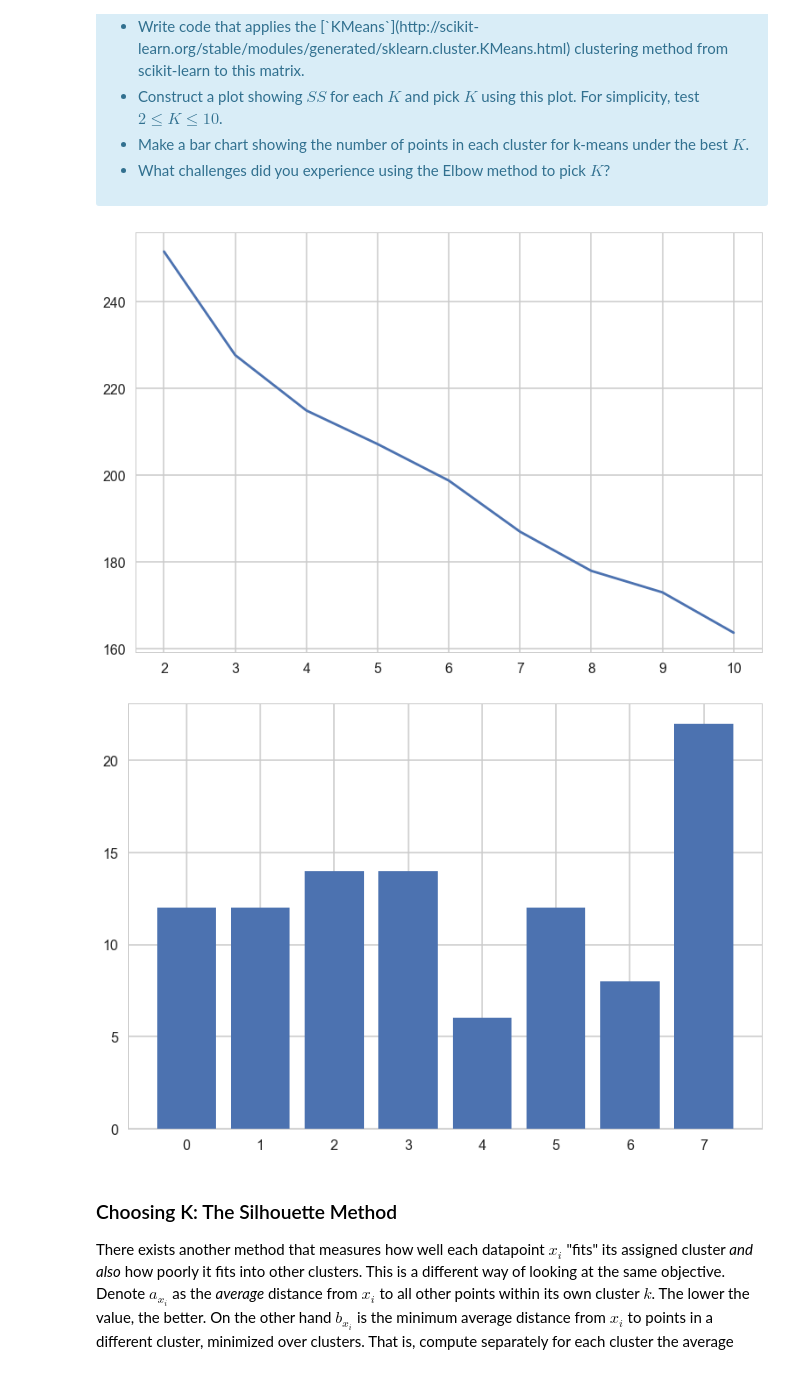
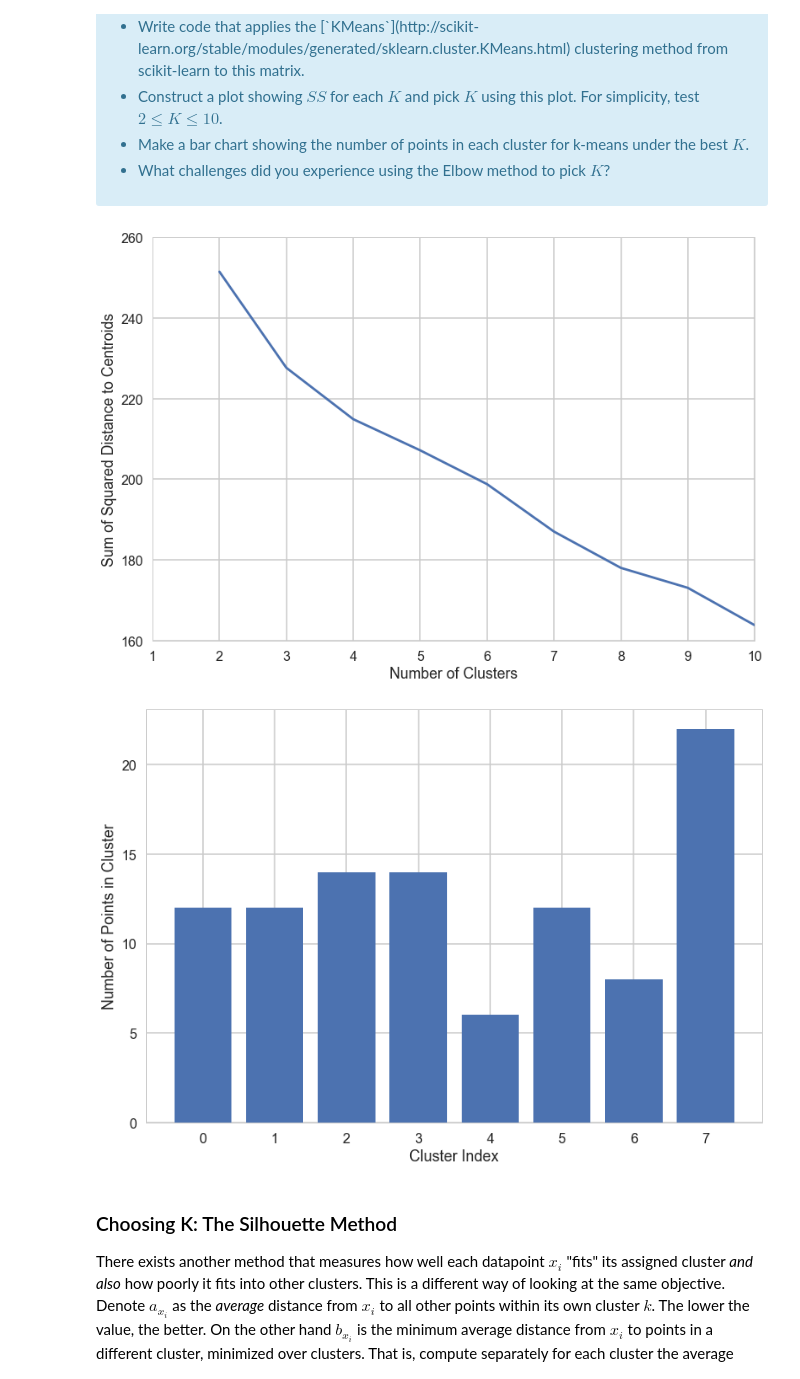
Before and after one commit to klane/springboard, a Jupyter notebook: machine-learning/clustering/clustering.ipynb, the cells around one changed output. Drawn from its saved outputs; the diff is of its cells as text; code cells hidden in the pictures.

Commit message:
Clean up clustering notebook

```diff
--- a/machine-learning/clustering/clustering.ipynb
+++ b/machine-learning/clustering/clustering.ipynb
@@ -100,32 +99,35 @@ where $x_i$ is a point, $C_k$ represents cluster $k$ and $\mu_k$ is the centroid
 </ul>
 </div>
 # %%
-# your turn
 import numpy as np
 from sklearn.cluster import KMeans
 from scipy.spatial.distance import cdist
 
-x_cols = df.as_matrix()
-K = range(2,11)
-kmeans = [KMeans(n_clusters=k, random_state=0).fit(x_cols) for k in K]
+X = df.as_matrix()
+K = range(2, 11)
+kmeans = [KMeans(n_clusters=k, random_state=0).fit(X) for k in K]
 centroids = [k.cluster_centers_ for k in kmeans]
-# dist = [cdist(x_cols, cent, 'sqeuclidean') for cent in centroids]
-k_euclid = [cdist(df.values, cent) for cent in centroids]
-dist = [np.min(ke, axis=1) for ke in k_euclid]
-wcss = [sum(d**2) for d in dist]
+kdist = [cdist(X, c, 'sqeuclidean') for c in centroids]
+dist = [sum(np.min(d, axis=1)) for d in kdist]
 
-plt.plot(K, wcss)
+plt.plot(K, dist)
+plt.xlabel('Number of Clusters')
+plt.ylabel('Sum of Squared Distance to Centroids')
+plt.xlim(1, 10)
+plt.ylim(160, 260)
 plt.show()
 # %% [output]
-[figure, old version]
+[figure, new version]
 # %%
-index = -3
-xpred = kmeans[index].predict(x_cols)
-count = [sum(xpred == k) for k in range(K[index])]
+index = 6
+Xpred = kmeans[index].predict(X)
+count = [sum(Xpred == k) for k in range(K[index])]
 plt.bar(range(K[index]), count)
+plt.xlabel('Cluster Index')
+plt.ylabel('Number of Points in Cluster')
 plt.show()
 # %% [output]
-[figure, old version]
+[figure, new version]
 # %% [markdown]
 ### Choosing K: The Silhouette Method
 
```
Also changed, not shown: parts of 10 cells of this notebook.
